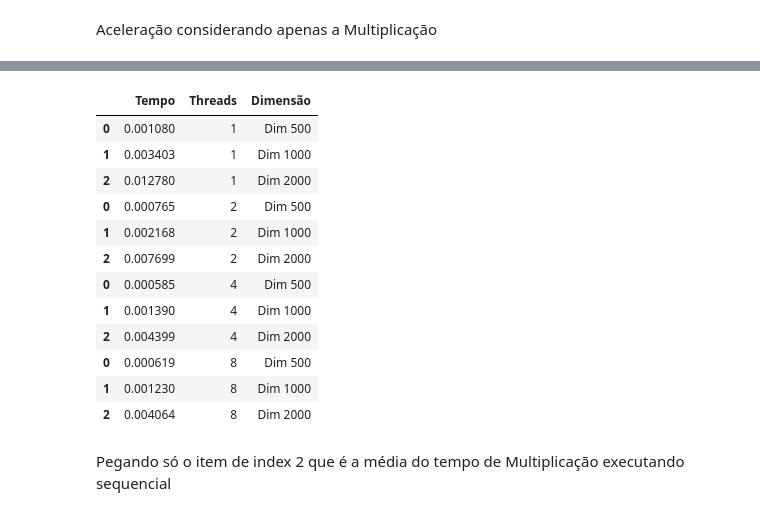
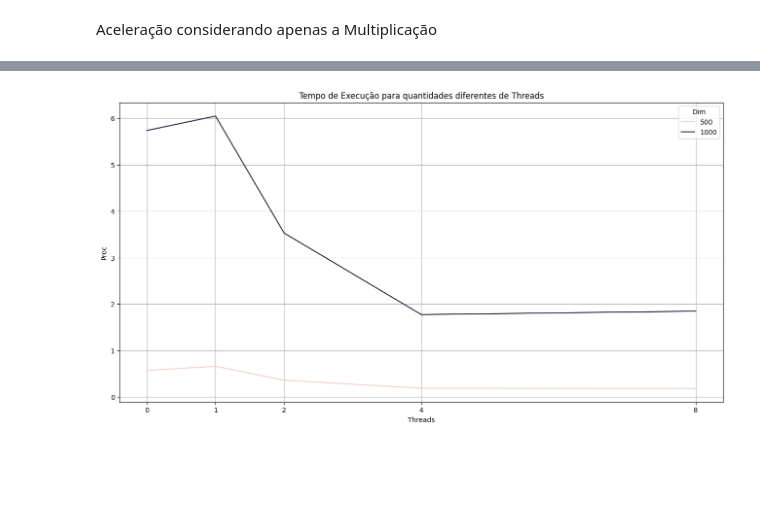
Before and after one commit to Igor-dJS/Computa-o-Concorrente, a Jupyter notebook: Lab 3/tempos_exec.ipynb, the cells around one changed output, grey strips where cells are left out. Saved outputs shown, nothing was run; the diff lists cells and outputs as text; code cells hidden in the pictures; blank space fills up the shorter version.

```diff
--- a/Lab 3/tempos_exec.ipynb
+++ b/Lab 3/tempos_exec.ipynb
@@ -103,27 +22,0 @@ Name: Multiplicação, dtype: float64
-# %%
-# Criar um DataFrame de exemplo
-data = {
-    'Tempo': pd.concat([medias_1th["Multiplicação"], medias_2th["Multiplicação"], medias_4th["Multiplicação"], medias_8th["Multiplicação"]]),
-    'Threads': [1]*3 + [2]*3 + [4]*3 + [8]*3,
-    'Dimensão': ['Dim 500', 'Dim 1000', 'Dim 2000'] * 4
-}
-
-df = pd.DataFrame(data)
-# %%
-df
-# %% [output]
-|  | Tempo | Threads | Dimensão |
-| 0 | 0.001080 | 1 | Dim 500 |
-| 1 | 0.003403 | 1 | Dim 1000 |
-| 2 | 0.012780 | 1 | Dim 2000 |
-| 0 | 0.000765 | 2 | Dim 500 |
-| 1 | 0.002168 | 2 | Dim 1000 |
-| 2 | 0.007699 | 2 | Dim 2000 |
-| 0 | 0.000585 | 4 | Dim 500 |
-| 1 | 0.001390 | 4 | Dim 1000 |
-| 2 | 0.004399 | 4 | Dim 2000 |
-| 0 | 0.000619 | 8 | Dim 500 |
-| 1 | 0.001230 | 8 | Dim 1000 |
-| 2 | 0.004064 | 8 | Dim 2000 |
-# %% [markdown]
-Pegando só o item de index 2 que é a média do tempo de Multiplicação executando sequencial
@@ -133,0 +23,20 @@ df["Aceleração"] = df["Sequencial"] / df["Tempo"]
+# %%
+def plotar_tempo(num, df, exclude = False):
+    # Criar o gráfico de linhas
+    plt.figure(figsize=(16, 8))
+    plt.grid(True)
+    plt.xticks(ticks=df['Threads'].unique())
+    plt.title('Tempo de Execução para quantidades diferentes de Threads')
+    if (exclude):
+        df = df[df.Dim != num].groupby(["Threads", "Dim"]).median()
+    else:
+        df = df[df.Dim == num].groupby(["Threads", "Dim"]).median()
+
+    sns.lineplot(data=df, x='Threads', y='Proc', hue='Dim')
+
+    # Exibir o gráfico
+    plt.show()
+# %%
+plotar_tempo(2000, df, True)
+# %% [output]
+[figure, added]
```
Also changed, not shown: parts of 39 cells of this notebook, 43 other files.
